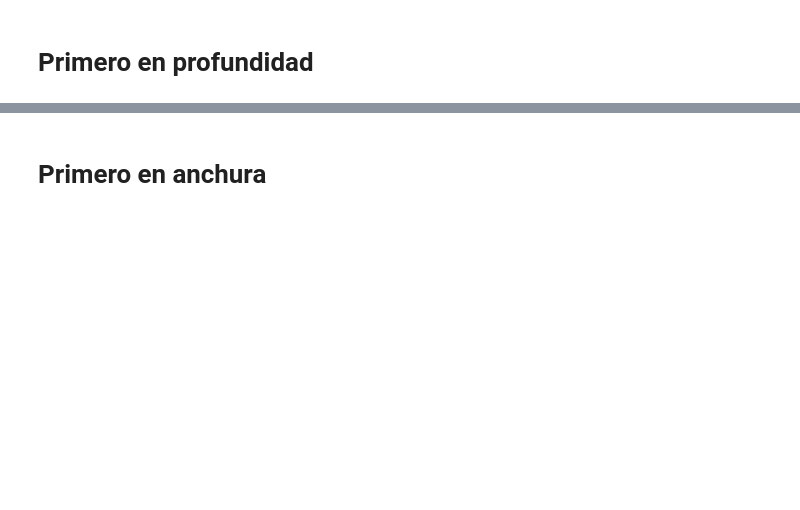
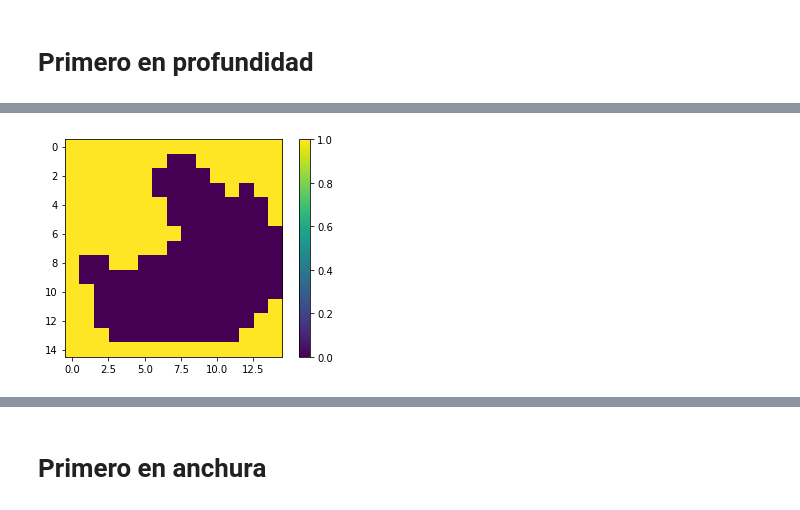
Before and after one commit to gbmuppers/searching-alhorithms-ia, a Jupyter notebook: laberinto.ipynb, the cells around one changed output, grey strips where cells are left out. Cells and saved outputs as stored; diff of their text form; code cells hidden in the pictures; blank space fills up the shorter version.

```diff
--- a/laberinto.ipynb
+++ b/laberinto.ipynb
@@ -200,0 +155,12 @@ print(mapaProfundidad)
+# %%
+def askCoordenada(message):
+    coordenadaInicial = input(message)
+    i = coordenadaInicial.split(',')
+    desired_array = [int(numeric_string) for numeric_string in i]
+    return desired_array
+
+def verifyCoordinates(mapa,i,j):
+    if len(i) == 2 and len(j) == 2:
+        if i[0] > 0  and i[0] < dimx and i[1] > 0  and i[1] < dimy and j[0] > 0  and j[0] < dimx and j[1] > 0  and j[1] < dimy:
+            return mapa[i[1]][i[0]] == 0 and mapa[j[1]][j[0]] == 0
+    return False
@@ -200,0 +170,73 @@ print(mapaProfundidad)
+# %%
+mapaProfundidad = mapa #Copia de la matríz original para dibujar la solución encontrada en profundidad
+
+""" mapa[y][x] """
+
+""" Aqui vamos a ir guardando el recorrido """
+trace = Stack()
+profundidad = 200000
+
+""" Le mostramos el mapa al usuario y le pedimos que elija un punto inicial y uno final"""
+dibujarMapa(mapaProfundidad) #Usen esta función para imprimir el mapa
+
+""" Pedimos el punto inicial y el final """
+flag = False
+goal_coordinate = start_coordinate = []
+while not flag:
+    start_coordinate = askCoordenada("Dame la coordenada inicial: X,Y. Ejemplo: 3,5")
+    goal_coordinate = askCoordenada("Dame la coordenada final: X,Y. Ejemplo: 8,9")
+    flag = verifyCoordinates(mapaProfundidad,start_coordinate, goal_coordinate)
+
+
+def depth_first_search_labyrinth(current_coordinate):
+    trace.push(current_coordinate)
+    x = current_coordinate[0]
+    y = current_coordinate[1]
+    print(current_coordinate)
+    if x == goal_coordinate[0] and y == goal_coordinate[1]:
+        return True
+    if trace.size() < profundidad:
+        """ Movernos hacia arriba"""
+        if y-1 > 0:
+            if mapaProfundidad[y-1][x] == 0:
+                if not depth_first_search_labyrinth([x,y-1]):
+                    trace.pop()
+                    return False
+                else:
+                    return True
+        """ Movernos hacia abajo"""
+        if y+1 < dimy:
+            if mapaProfundidad[y+1][x] == 0:
+                if not depth_first_search_labyrinth([x,y+1]):
+                    trace.pop()
+                    return False
+                else:
+                    return True
+        """ Movernos hacia la izquierda """
+        if x-1 > 0:
+            if mapaProfundidad[y][x-1] == 0:
+                if not depth_first_search_labyrinth([x-1,y]):
+                    trace.pop()
+                    return False
+                else:
+                    return True
+        """ Movernos hacia la derecha """
+        if x+1 < dimx:
+            if mapaProfundidad[y][x+1] == 0:
+                if not depth_first_search_labyrinth([x+1,y]):
+                    trace.pop()
+                    return False
+                else:
+                    return True
+        trace.pop()
+        return False
+    else:
+        trace.pop()
+        return False
+
+result = depth_first_search_labyrinth(start_coordinate)
+
+while not trace.isEmpty():
+    print(trace.pop())
+# %% [output]
+[figure, added]
```
Also changed, not shown: parts of 6 cells of this notebook.
